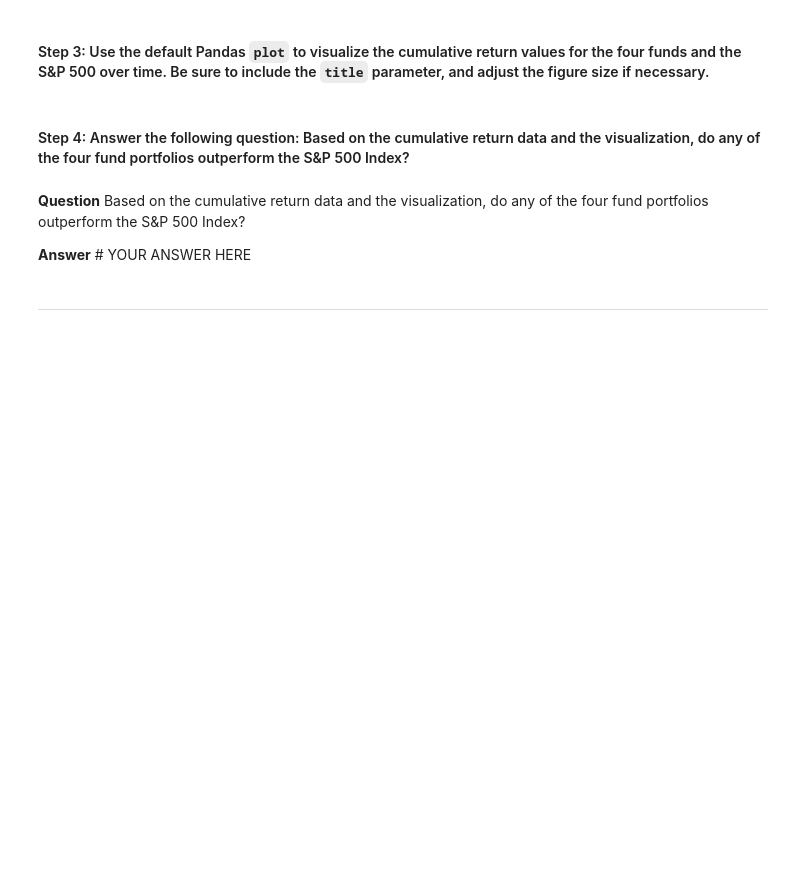
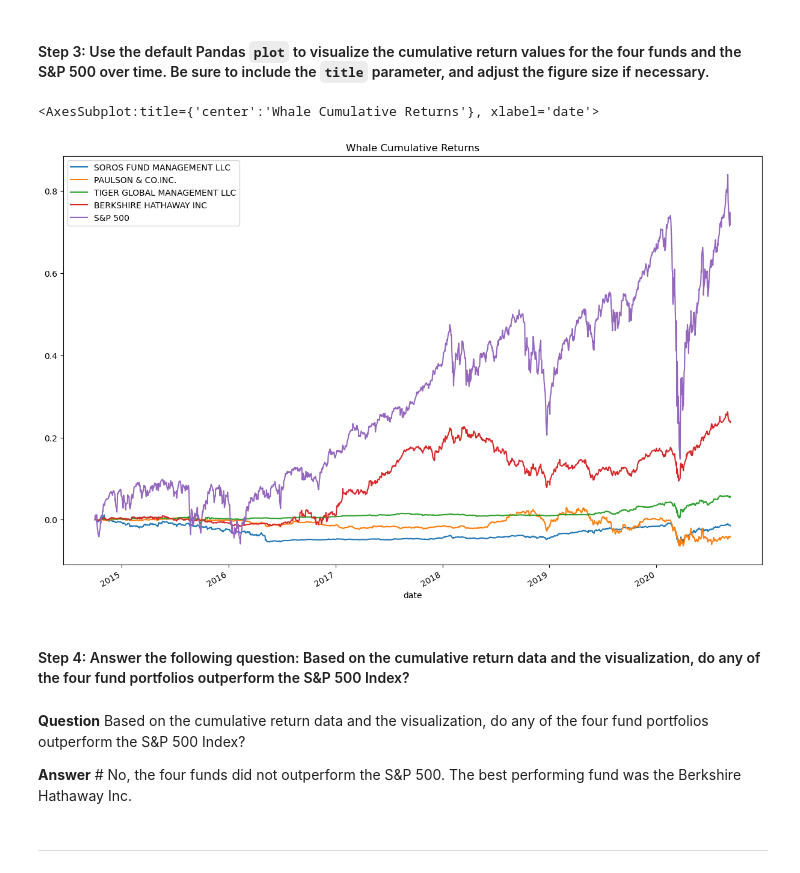
Before and after one commit to ssenhouse/challenge-4-041323, a Jupyter notebook: Starter_Code/risk_return_analysis.ipynb, the cells around one changed output. Saved outputs shown, nothing was run; the diff lists cells and outputs as text; code cells hidden in the pictures; blank space fills up the shorter version.

```diff
--- a/Starter_Code/risk_return_analysis.ipynb
+++ b/Starter_Code/risk_return_analysis.ipynb
@@ -178,6 +178,6 @@ whale_daily_returns.plot(figsize = (15,10),title = "Whale Net Asset Values(NAV)"
 # Calculate and plot the cumulative returns of the 4 fund portfolios and the S&P 500
 # Review the last 5 rows of the cumulative returns DataFrame
 # YOUR CODE HERE
-cumulative_daily_returns = (1+whale_daily_returns).cumprod - 1
-cumulative_daily_retunrs.plot(figsize=(15,10),title = "Whale Cumulative Returns")
+cumulative_daily_returns = (1+whale_daily_returns).cumprod() - 1
+cumulative_daily_returns.tail()
 # %% [output]
@@ -187,13 +193,16 @@ TypeError: unsupported operand type(s) for -: 'method' and 'int'
 # %%
 # Visualize the cumulative returns using the Pandas plot function
 # Include a title parameter and adjust the figure size
-# YOUR CODE HERE
+cumulative_daily_returns.plot(figsize=(15,10),title = "Whale Cumulative Returns")
+# %% [output]
+<AxesSubplot:title={'center':'Whale Cumulative Returns'}, xlabel='date'>
+[figure, added]
 # %% [markdown]
 #### Step 4: Answer the following question: Based on the cumulative return data and the visualization, do any of the four fund portfolios outperform the S&P 500 Index?
 # %% [markdown]
 **Question** Based on the cumulative return data and the visualization, do any of the four fund portfolios outperform the S&P 500 Index?
 
-**Answer** # YOUR ANSWER HERE
+**Answer** # No, the four funds did not outperform the S&P 500. The best performing fund was the Berkshire Hathaway Inc.
 # %% [markdown]
 ---
 # %% [markdown]
```
Also changed, not shown: parts of 3 cells of this notebook.
